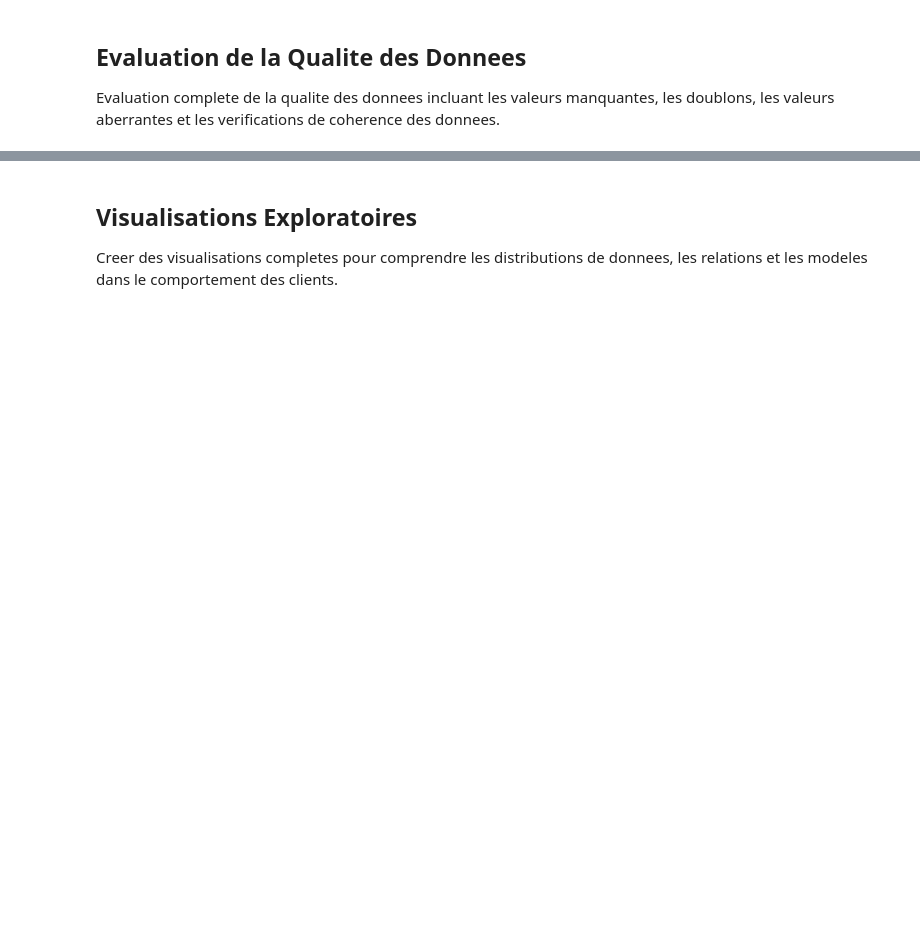
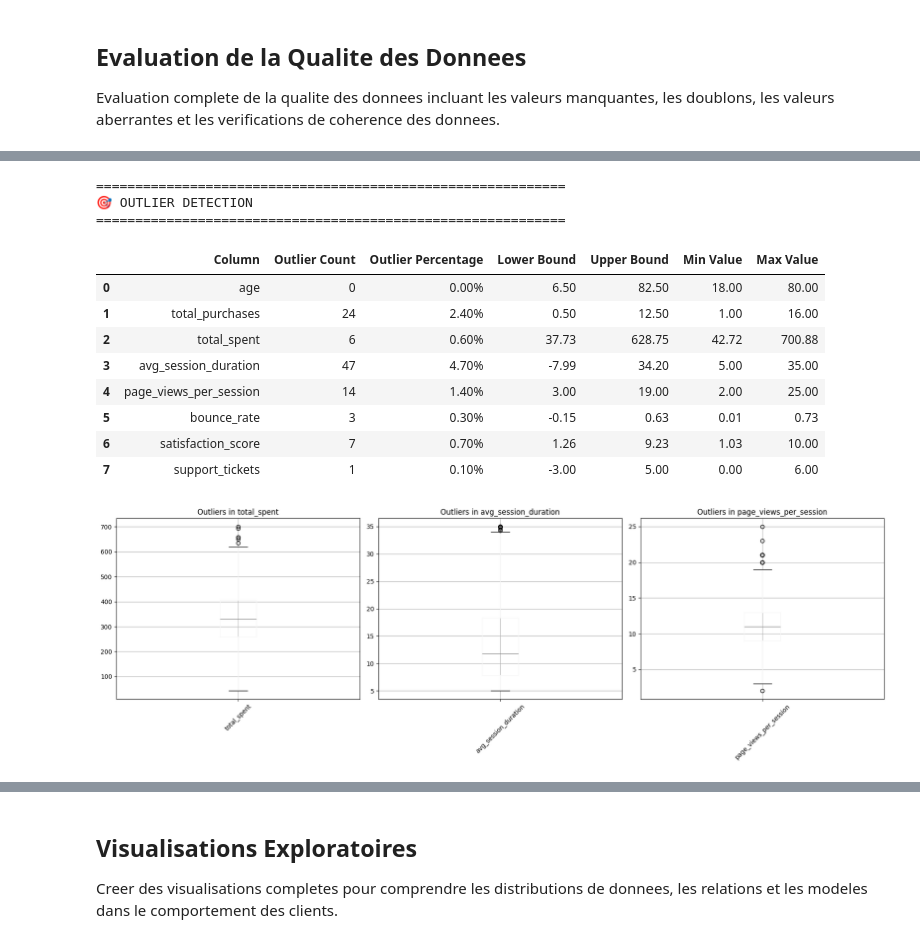
Before and after one commit to invecta/Analyse-des-Comportements-Clients, a Jupyter notebook: 01_data_exploration_FR.ipynb, the cells around one changed output, grey strips where cells are left out. Saved outputs shown, nothing was run; the diff lists cells and outputs as text; code cells hidden in the pictures; blank space fills up the shorter version.

```diff
--- a/01_data_exploration_FR.ipynb
+++ b/01_data_exploration_FR.ipynb
@@ -303,0 +533,68 @@ else:
+# %%
+# 4. Outlier Detection
+print("\n" + "=" * 60)
+print("🎯 DETECTION DES VALEURS ABERRANTES")
+print("=" * 60)
+
+# Function to detect outliers using IQR method
+def detect_outliers_iqr(data, column):
+    Q1 = data[column].quantile(0.25)
+    Q3 = data[column].quantile(0.75)
+    IQR = Q3 - Q1
+    lower_bound = Q1 - 1.5 * IQR
+    upper_bound = Q3 + 1.5 * IQR
+    outliers = data[(data[column] < lower_bound) | (data[column] > upper_bound)]
+    return outliers, lower_bound, upper_bound
+
+# Check for outliers in numeric columns
+numeric_columns = ['age', 'total_purchases', 'total_spent', 'avg_session_duration',
+                   'page_views_per_session', 'bounce_rate', 'satisfaction_score', 'support_tickets']
+
+outlier_summary = []
+
+for col in numeric_columns:
+    if col in df.columns:
+        outliers, lower_bound, upper_bound = detect_outliers_iqr(df, col)
+        outlier_count = len(outliers)
+        outlier_percentage = (outlier_count / len(df)) * 100
+
+        outlier_summary.append({
+            'Column': col,
+            'Outlier Count': outlier_count,
+            'Outlier Percentage': f"{outlier_percentage:.2f}%",
+            'Lower Bound': f"{lower_bound:.2f}",
+            'Upper Bound': f"{upper_bound:.2f}",
+            'Min Value': f"{df[col].min():.2f}",
+            'Max Value': f"{df[col].max():.2f}"
+        })
+
+outlier_df = pd.DataFrame(outlier_summary)
+display(outlier_df)
+
+# Visualize outliers for key columns
+key_columns = ['total_spent', 'avg_session_duration', 'page_views_per_session']
+fig, axes = plt.subplots(1, 3, figsize=(18, 6))
+
+for i, col in enumerate(key_columns):
+    if col in df.columns:
+        # Box plot
+        df.boxplot(column=col, ax=axes[i])
+        axes[i].set_title(f'Outliers in {col}')
+        axes[i].tick_params(axis='x', rotation=45)
+
+plt.tight_layout()
+plt.show()
+# %% [output]
+============================================================
+🎯 OUTLIER DETECTION
+============================================================
+|  | Column | Outlier Count | Outlier Percentage | Lower Bound | Upper Bound | Min Value | Max Value |
+| 0 | age | 0 | 0.00% | 6.50 | 82.50 | 18.00 | 80.00 |
+| 1 | total_purchases | 24 | 2.40% | 0.50 | 12.50 | 1.00 | 16.00 |
+| 2 | total_spent | 6 | 0.60% | 37.73 | 628.75 | 42.72 | 700.88 |
+| 3 | avg_session_duration | 47 | 4.70% | -7.99 | 34.20 | 5.00 | 35.00 |
+| 4 | page_views_per_session | 14 | 1.40% | 3.00 | 19.00 | 2.00 | 25.00 |
+| 5 | bounce_rate | 3 | 0.30% | -0.15 | 0.63 | 0.01 | 0.73 |
+| 6 | satisfaction_score | 7 | 0.70% | 1.26 | 9.23 | 1.03 | 10.00 |
+| 7 | support_tickets | 1 | 0.10% | -3.00 | 5.00 | 0.00 | 6.00 |
+[figure, added]
```
Also changed, not shown: parts of 21 cells of this notebook.
